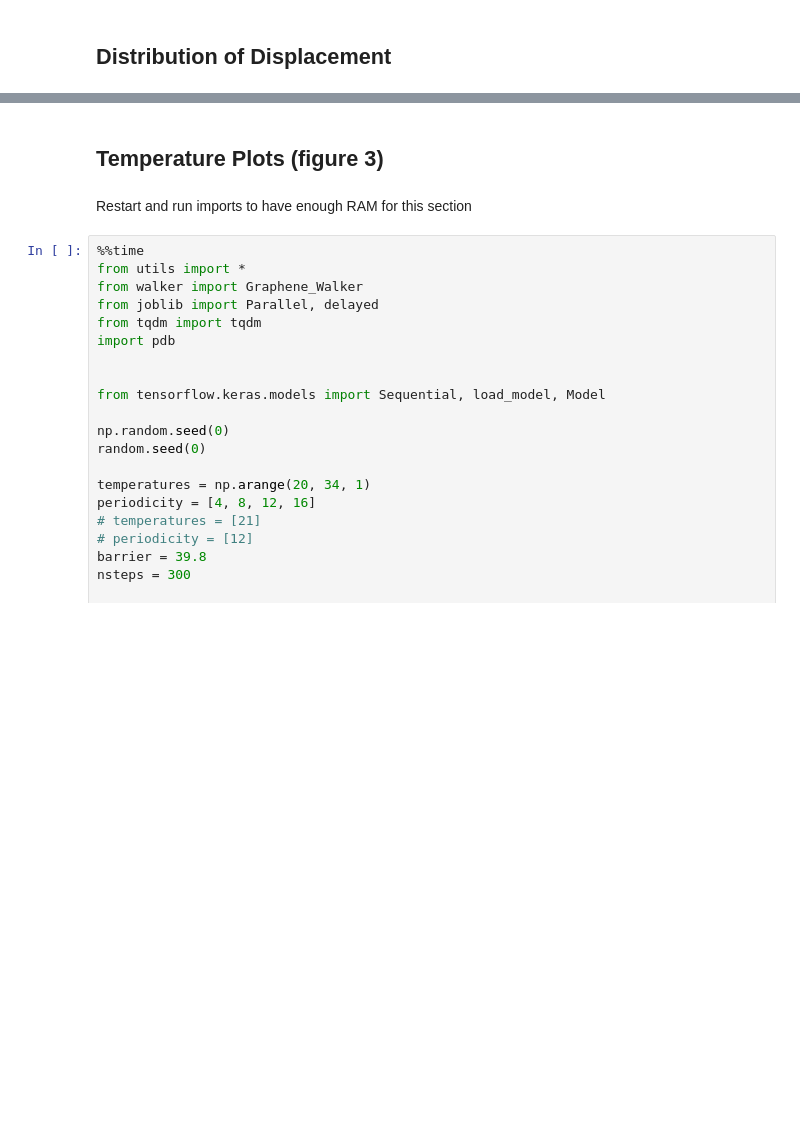
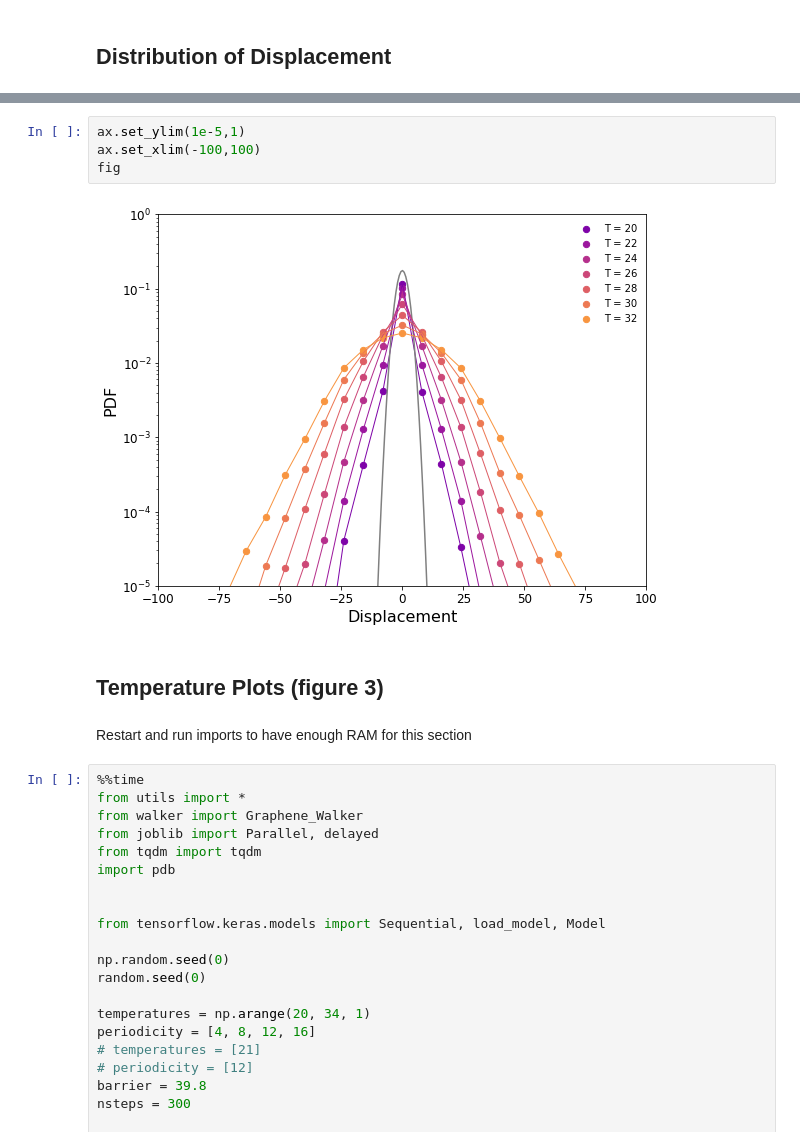
Before and after one commit to asaiacai/moire_walk, a Jupyter notebook: visualize.ipynb, the cells around one changed output, grey strips where cells are left out. Saved outputs shown, nothing was run; the diff lists cells and outputs as text; blank space fills up the shorter version.

```diff
--- a/visualize.ipynb
+++ b/visualize.ipynb
@@ -309,3 +325,9 @@ fig.savefig('./displacement_dist_lin.pdf', dpi=300, bbox_inches='tight')
+# %%
+ax.set_ylim(1e-5,1)
+ax.set_xlim(-100,100)
+fig
+# %% [output]
+[figure, added]
 # %% [markdown]
 ## Temperature Plots (figure 3)
 # %% [markdown]
```
Also changed, not shown: parts of 13 cells of this notebook.
